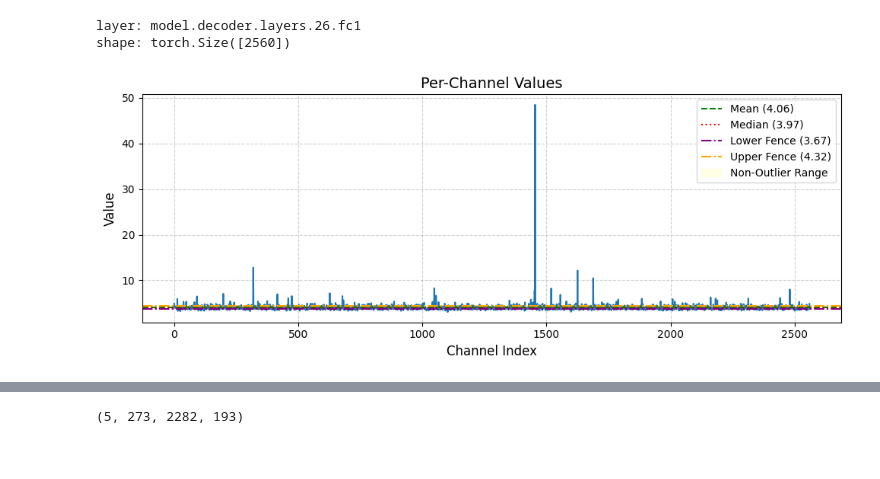
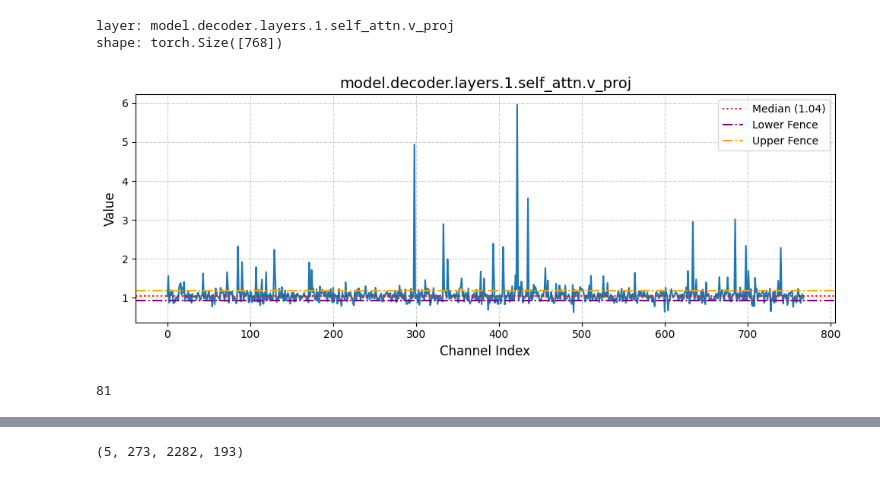
Before and after one commit to tahir0khalil/MaskedSmoothing, a Jupyter notebook: rough.ipynb, the cells around one changed output, grey strips where cells are left out. Saved outputs shown, nothing was run; the diff lists cells and outputs as text; code cells hidden in the pictures.

```diff
--- a/rough.ipynb
+++ b/rough.ipynb
@@ -34,53 +34,61 @@ lm_head: (768,)
 import torch
 import matplotlib.pyplot as plt
 
-keys = list(d_2b.keys())
-ii = 160
+keys = list(d_125m.keys())
+ii = 8 # 8
 perc = 0.02
 
 print(f"layer: {keys[ii]}")
-print(f"shape: {d_2b[keys[ii]].shape}")
+print(f"shape: {d_125m[keys[ii]].shape}")
 # Example tensor
 # x = torch.randn(768)  # your tensor
 # x = data['model.decoder.layers.0.self_attn.v_proj']
-x = d_2b[keys[ii]]
+x = d_125m[keys[ii]]
 
 mean_val = x.mean().item()
 median_val = x.median().item()
 q1 = x.quantile(0.25).item()  # 25th percentile
 q3 = x.quantile(0.75).item()
 iqr = q3 - q1
 lower_fence = q1 - 0.2 * iqr
 upper_fence = q3 + 0.2 * iqr
 
-# lower_fence = (median_val) - (perc *median_val)
-# upper_fence = (median_val) + (perc *median_val)
+lower_fence_ = (median_val) - (perc *median_val)
+upper_fence_ = (median_val) + (perc *median_val)
 
 # Count outliers
 # below_fence = (x < lower_fence).sum().item()
 # above_fence = (x > upper_fence).sum().item()
-non_outliers = ((x >= lower_fence) & (x <= upper_fence)).sum().item()
+# non_outliers = ((x >= lower_fence_) & (x <= upper_fence_)).sum().item()
 # non_outliers_ = ((x <= lower_fence11) & (x >= upper_fence11)).sum().item()
 
 plt.figure(figsize=(10, 4))  # wide layout looks best for 1D vectors
 plt.plot(x.numpy(), linewidth=1.5)
 
-plt.axhline(mean_val, color='green', linestyle='--', linewidth=1.5, label=f"Mean ({mean_val:.2f})")
+# plt.axhline(mean_val, color='green', linestyle='--', linewidth=1.5, label=f"Mean ({mean_val:.2f})")
 plt.axhline(median_val, color='red', linestyle=':', linewidth=1.5, label=f"Median ({median_val:.2f})")
 
-plt.axhline(lower_fence, color='purple', linestyle='-.', linewidth=1.5, label=f"Lower Fence ({lower_fence:.2f})")
-plt.axhline(upper_fence, color='orange', linestyle='-.', linewidth=1.5, label=f"Upper Fence ({upper_fence:.2f})")
+plt.axhline(lower_fence, color='purple', linestyle='-.', linewidth=1.5, label=f"Lower Fence ")
+plt.axhline(upper_fence, color='orange', linestyle='-.', linewidth=1.5, label=f"Upper Fence ")
 
-plt.fill_between(range(len(x)), lower_fence, upper_fence, color='yellow', alpha=0.1, label='Non-Outlier Range')
+# plt.fill_between(range(len(x)), lower_fence, upper_fence, color='yellow', alpha=0.1, label='Non-Outlier Range')
 
-plt.title("Per-Channel Values", fontsize=14)
+plt.title("model.decoder.layers.1.self_attn.v_proj", fontsize=14)
 plt.xlabel("Channel Index", fontsize=12)
 plt.ylabel("Value", fontsize=12)
 plt.grid(True, linestyle="--", alpha=0.6)
 plt.legend()
 plt.tight_layout()
+
+plt.savefig("per_channel_values_d125m_8.png", dpi=300, bbox_inches='tight')  # high-quality PNG
+
+
 plt.show()
 # %% [output]
-layer: model.decoder.layers.26.fc1
-shape: torch.Size([2560])
+layer: model.decoder.layers.1.self_attn.v_proj
+shape: torch.Size([768])
-[figure, old version]
+[figure, new version]
+# %%
+non_outliers
+# %% [output]
+81
```
Also changed, not shown: parts of 1 cell of this notebook, 1 other file.
